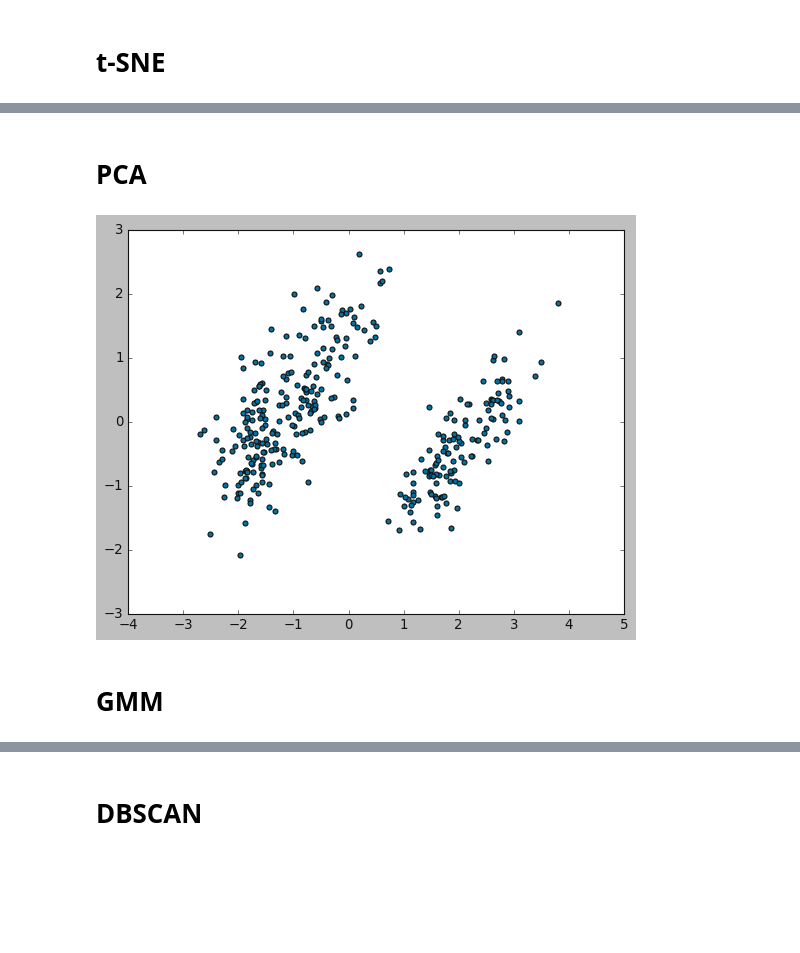
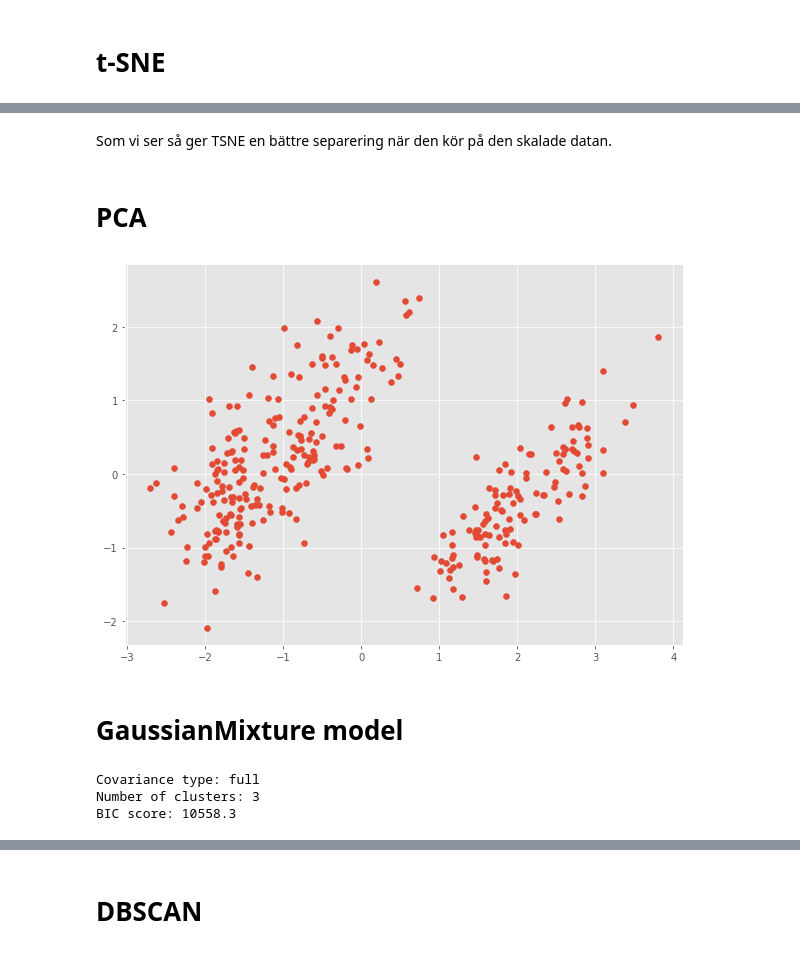
Before and after one commit to mogg3/applied-ai, a Jupyter notebook: Uppgift2/notebooks/clustering.ipynb, the cells around one changed output, grey strips where cells are left out. Drawn from its saved outputs; the diff is of its cells as text; code cells hidden in the pictures; blank space fills up the shorter version.

Commit message:
Work on clustering part

```diff
--- a/Uppgift2/notebooks/clustering.ipynb
+++ b/Uppgift2/notebooks/clustering.ipynb
@@ -1,6 +1,9 @@
 # %%
 import pandas as pd
 import numpy as np
+import matplotlib.pyplot as plt
+
+plt.style.use('ggplot')
 # %%
 data = pd.read_csv('../data/cluster_Data.csv')
 # %%
@@ -91,3 +117,9 @@ N-clusters:  2
+# %%
+from sklearn.preprocessing import StandardScaler
+
+scaler = StandardScaler().fit(data)
+
+scaled_data = scaler.fit_transform(data)
 # %% [markdown]
 # Umap
 # %%
@@ -111,24 +148,22 @@ plt.show()
+# %% [markdown]
+Som vi ser så ger TSNE en bättre separering när den kör på den skalade datan.
 # %% [markdown]
 # PCA
 # %%
 from sklearn.decomposition import PCA
-from sklearn.preprocessing import StandardScaler
 
 # PCA kräver att alla features har samma skala så vi kör standardscaling på vår data så alla har ett
 # medelvärde på 0 och en standardavvikelse på 1. Annars hade pca sagt att kolumner med höga värden
 # bidrar med hög varians i datat, vilket nödvändigtvis inte är fallet.
 
-scaler = StandardScaler()
-scaled_data = scaler.fit_transform(data)
-
-X = np.asarray(scaled_data)
 
 pca = PCA(n_components=2)
-principal_components = pca.fit_transform(X)
+principal_components = pca.fit_transform(scaled_data)
 
+plt.figure(figsize = (10,7))
 plt.scatter(principal_components[:,0], principal_components[:,1])
 plt.show()
 # %% [output]
-[figure, old version]
+[figure, new version]
-# %% [markdown]
-# GMM
+# %% [markdown]
+# GaussianMixture model
@@ -134,0 +181,8 @@ plt.show()
+# %%
+best_gm = min(results, key = lambda res: res['bic_score'])
+
+print(f"Covariance type: {best_gm['cv_type']}\nNumber of clusters: {best_gm['n_clusters']}\nBIC score: {round(best_gm['bic_score'], 1)}")
+# %% [output]
+Covariance type: full
+Number of clusters: 3
+BIC score: 10558.3
```
Also changed, not shown: parts of 20 cells of this notebook.
